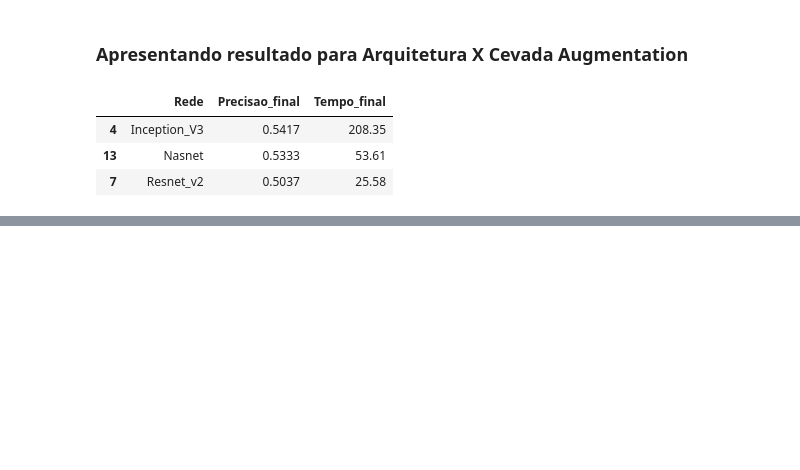
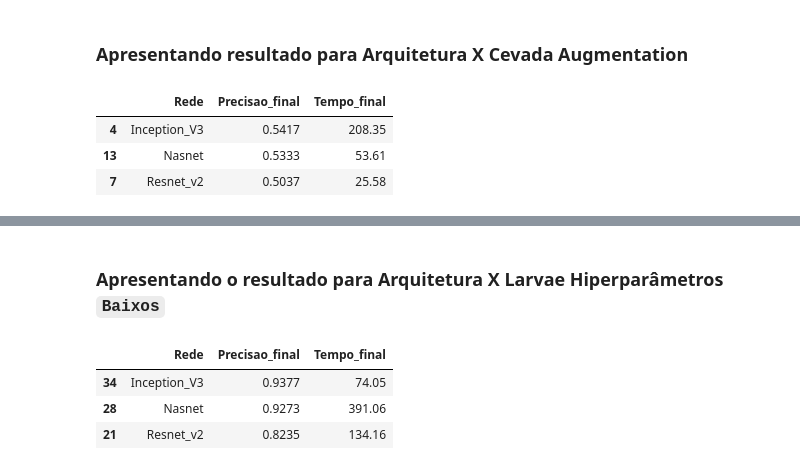
Before and after one commit to ViniciusLavorte/Python, a Jupyter notebook: Analise_geral_tcc2.ipynb, the cells around one changed output, grey strips where cells are left out. Saved outputs shown, nothing was run; the diff lists cells and outputs as text; code cells hidden in the pictures; blank space fills up the shorter version.

```diff
--- a/Analise_geral_tcc2.ipynb
+++ b/Analise_geral_tcc2.ipynb
@@ -175,0 +212,9 @@ base.loc[((base.Pasta == 'nasnet_cevada_augmentation')|(base.Pasta == 'resnetv2_
+# %% [markdown]
+### Apresentando o resultado para Arquitetura X Larvae Hiperparâmetros `Baixos`
+# %%
+base.loc[((base.Pasta == 'nasnet_larvae_param_Baixo')|(base.Pasta == 'inceptionv3_larvae_param_Baixo')|(base.Pasta == 'resnetv2_larvae_param_baixo' )),['Rede','Precisao_final','Tempo_final']].sort_values('Precisao_final',ascending=False)
+# %% [output]
+|  | Rede | Precisao_final | Tempo_final |
+| 34 | Inception_V3 | 0.9377 | 74.05 |
+| 28 | Nasnet | 0.9273 | 391.06 |
+| 21 | Resnet_v2 | 0.8235 | 134.16 |
```
Also changed, not shown: parts of 11 cells of this notebook, 1 other file.
